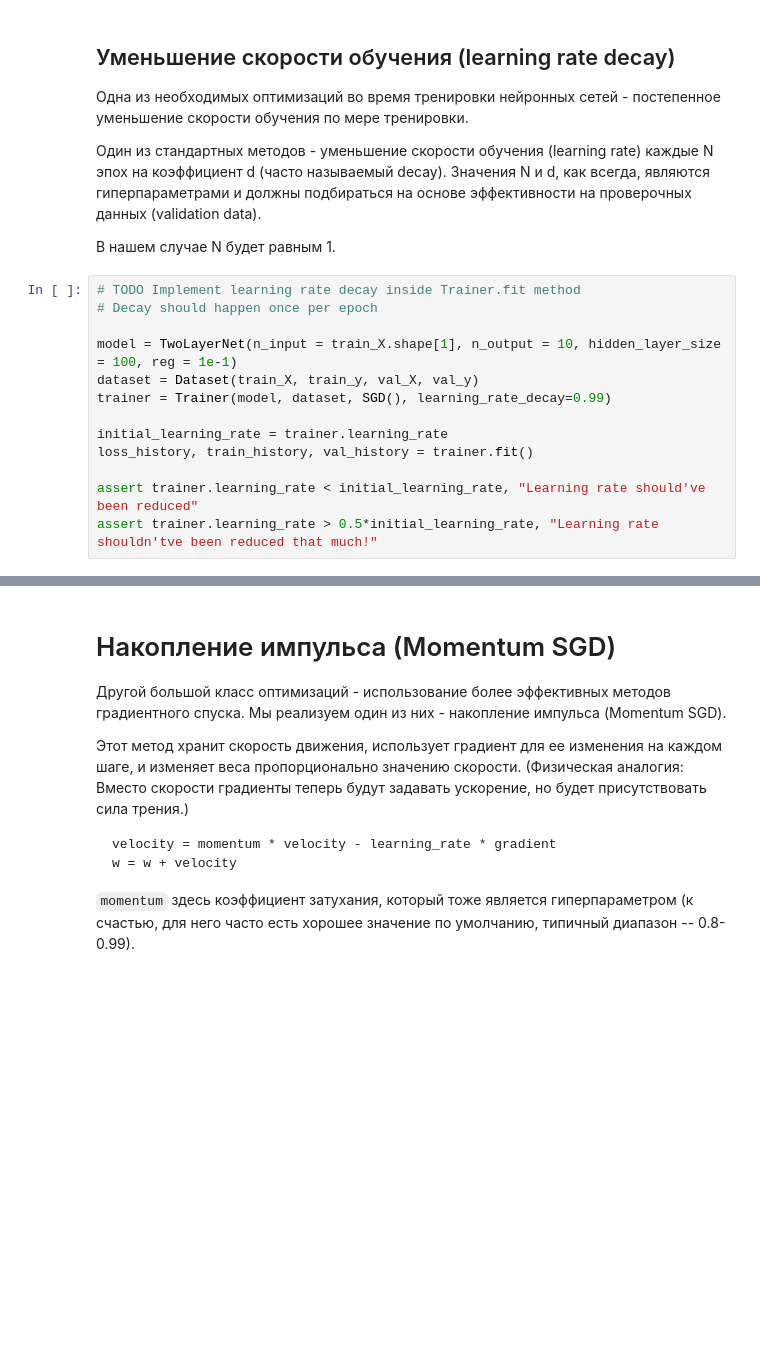
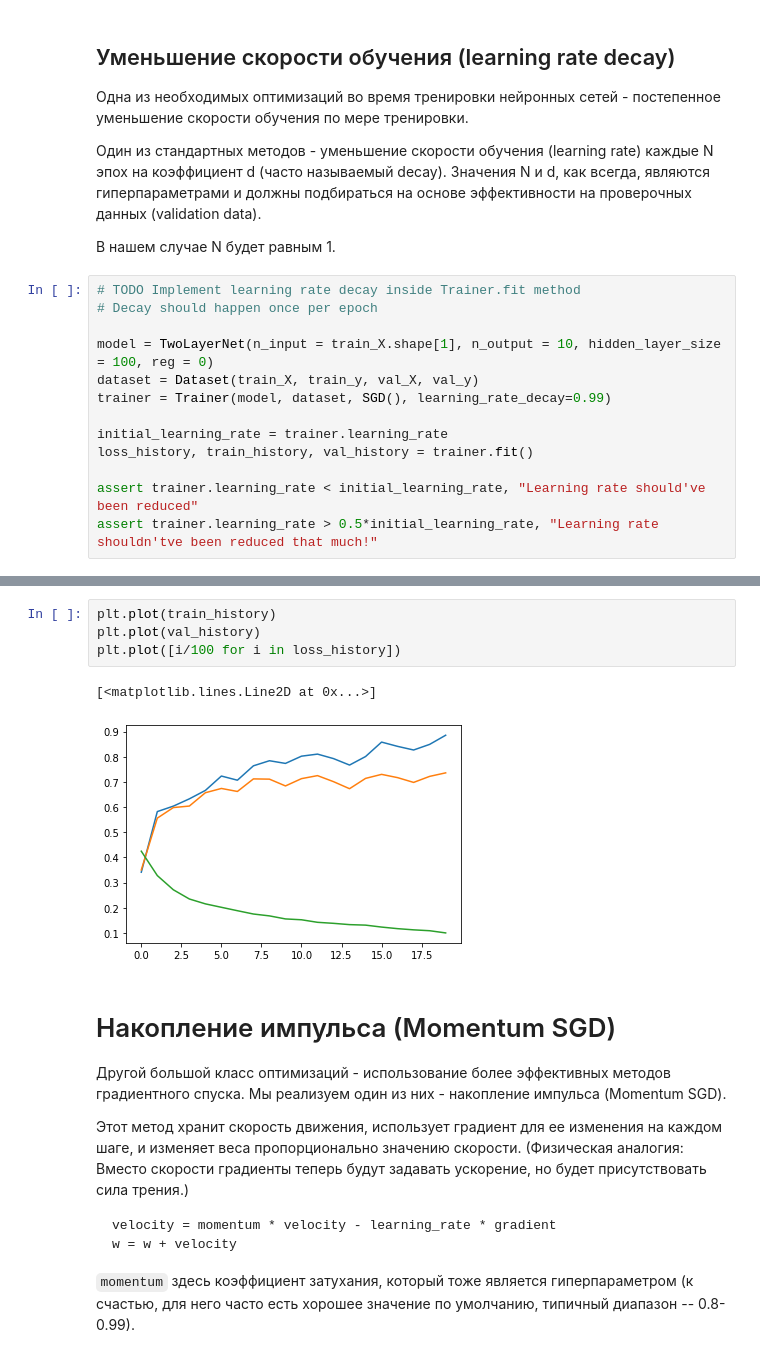
Before and after one commit to omega1996/dlcourse, a Jupyter notebook: assignments/assignment2/Neural Network.ipynb, the cells around one changed output, grey strips where cells are left out. Cells and saved outputs as stored; diff of their text form; blank space fills up the shorter version.

```diff
--- a/assignments/assignment2/Neural Network.ipynb
+++ b/assignments/assignment2/Neural Network.ipynb
@@ -180,7 +226,7 @@ plt.plot(val_history)
 # TODO Implement learning rate decay inside Trainer.fit method
 # Decay should happen once per epoch
 
-model = TwoLayerNet(n_input = train_X.shape[1], n_output = 10, hidden_layer_size = 100, reg = 1e-1)
+model = TwoLayerNet(n_input = train_X.shape[1], n_output = 10, hidden_layer_size = 100, reg = 0)
 dataset = Dataset(train_X, train_y, val_X, val_y)
 trainer = Trainer(model, dataset, SGD(), learning_rate_decay=0.99)
 
@@ -192,3 +259,10 @@ assert trainer.learning_rate > 0.5*initial_learning_rate, "Learning rate shouldn
+# %%
+plt.plot(train_history)
+plt.plot(val_history)
+plt.plot([i/100 for i in loss_history])
+# %% [output]
+[<matplotlib.lines.Line2D at 0x...>]
+[figure, added]
 # %% [markdown]
 # Накопление импульса (Momentum SGD)
 
```
Also changed, not shown: parts of 16 cells of this notebook, 4 other files.
